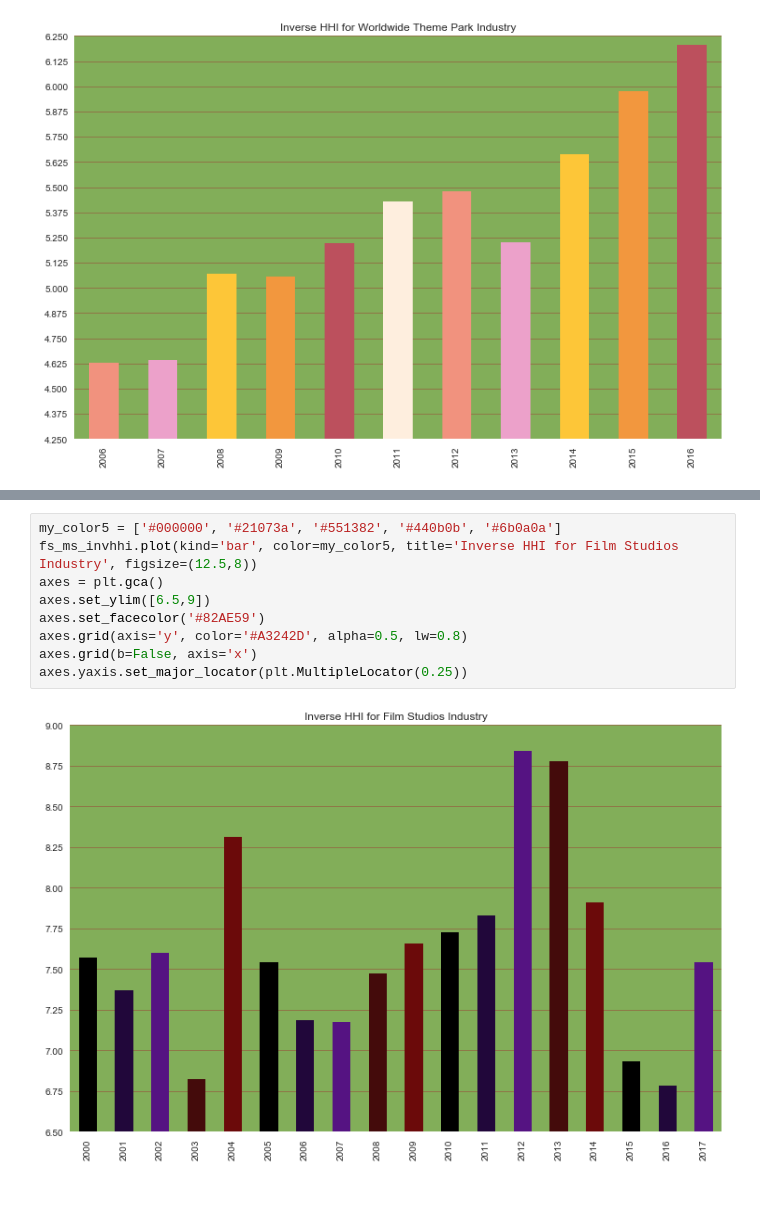
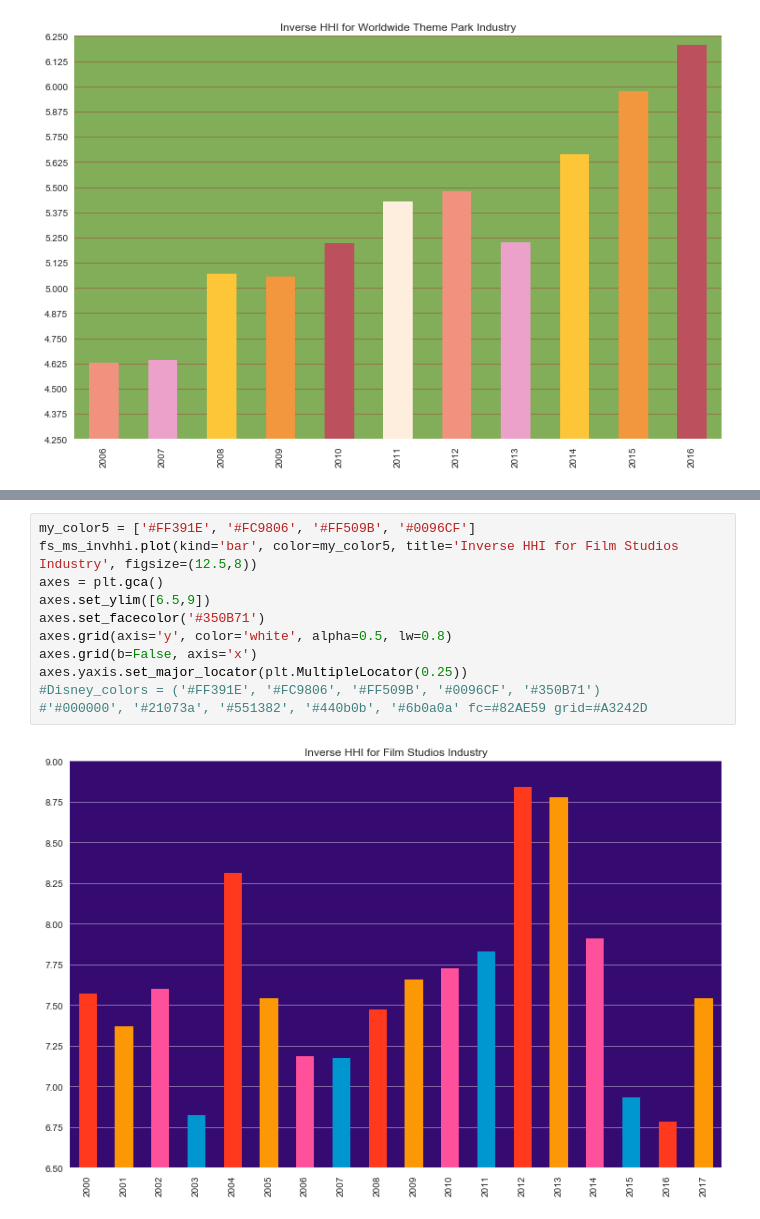
Before and after one commit to RobertHamberg/zooi, a Jupyter notebook: WDC.ipynb, the cells around one changed output, grey strips where cells are left out. Saved outputs shown, nothing was run; the diff lists cells and outputs as text.

```diff
--- a/WDC.ipynb
+++ b/WDC.ipynb
@@ -244,11 +256,13 @@ tp_ms_invhhi.plot(title='Inverse HHI for Worldwide Theme Park Industry')
 # %%
-my_color5 = ['#000000', '#21073a', '#551382', '#440b0b', '#6b0a0a']
+my_color5 = ['#FF391E', '#FC9806', '#FF509B', '#0096CF']
 fs_ms_invhhi.plot(kind='bar', color=my_color5, title='Inverse HHI for Film Studios Industry', figsize=(12.5,8))
 axes = plt.gca()
 axes.set_ylim([6.5,9])
-axes.set_facecolor('#82AE59')
-axes.grid(axis='y', color='#A3242D', alpha=0.5, lw=0.8)
+axes.set_facecolor('#350B71')
+axes.grid(axis='y', color='white', alpha=0.5, lw=0.8)
 axes.grid(b=False, axis='x')
 axes.yaxis.set_major_locator(plt.MultipleLocator(0.25))
+#Disney_colors = ('#FF391E', '#FC9806', '#FF509B', '#0096CF', '#350B71')
+#'#000000', '#21073a', '#551382', '#440b0b', '#6b0a0a' fc=#82AE59 grid=#A3242D
 # %% [output]
-[figure, old version]
+[figure, new version]
```
Also changed, not shown: parts of 13 cells of this notebook.
